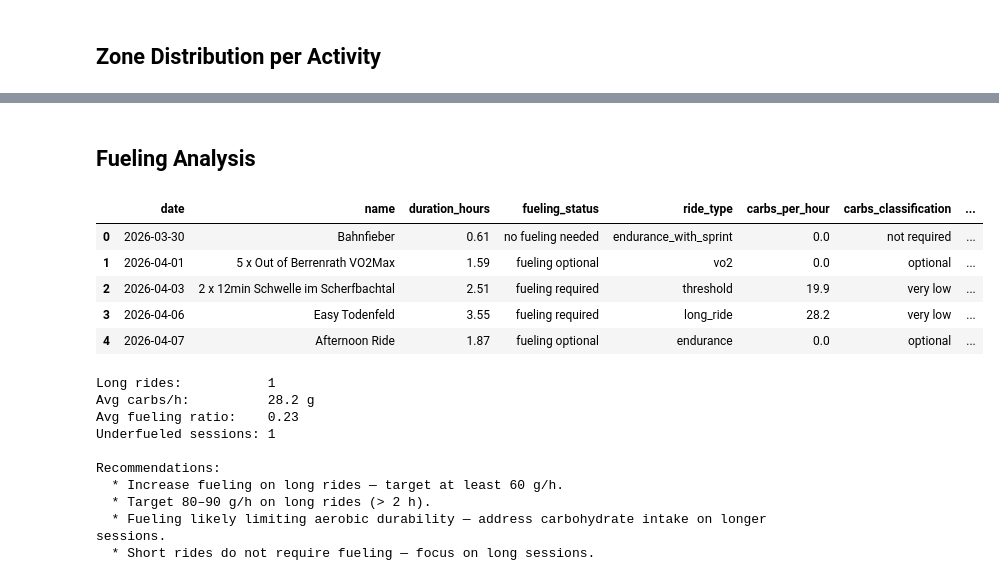
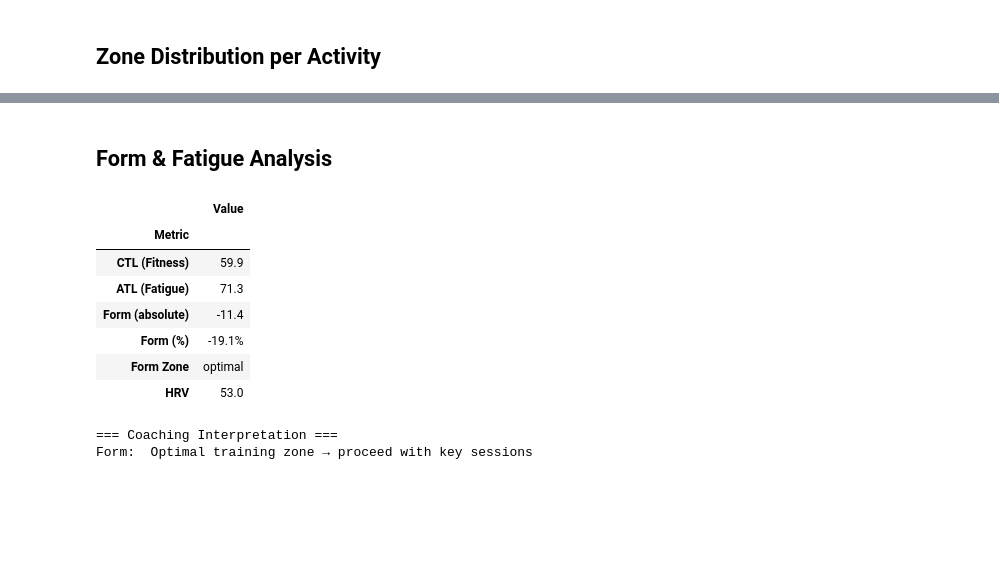
Before and after one commit to rbrands/intervals-icu-sync, a Jupyter notebook: notebooks/week_summary.ipynb, the cells around one changed output, grey strips where cells are left out. Drawn from its saved outputs; the diff is of its cells as text; code cells hidden in the pictures; blank space fills up the shorter version.

Commit message:
feat: Form

```diff
--- a/notebooks/week_summary.ipynb
+++ b/notebooks/week_summary.ipynb
@@ -153,42 +154,49 @@ if n > 0:
 # %% [markdown]
-## Fueling Analysis
+## Form & Fatigue Analysis
 # %%
-fueling = data.get("fueling_analysis", {})
-fa = fueling.get("activities", [])
+ctl = data.get("metrics", {}).get("ctl") or 0
+atl = data.get("metrics", {}).get("atl") or 0
+hrv = data.get("metrics", {}).get("hrv")
+ws = data.get("week_summary", {})
 
-if fa:
-    df_fuel = pd.DataFrame(fa)
-    fuel_cols = [
-        "date", "name", "duration_hours", "fueling_status", "ride_type",
-        "carbs_per_hour", "carbs_classification", "fueling_ratio",
-        "ratio_classification", "is_long_ride", "flags",
-    ]
-    fuel_cols = [c for c in fuel_cols if c in df_fuel.columns]
-    display(df_fuel[fuel_cols])
+form_absolute = ws.get("form_absolute")
+form_pct = ws.get("form_pct")
+form_percent_display = ws.get("form_percent_display")
+form_zone = ws.get("form_zone", "n/a")
 
-    fs = fueling.get("weekly_summary", {})
-    print(f"\nLong rides:           {fs.get('number_of_long_rides')}")
-    print(f"Avg carbs/h:          {fs.get('avg_carbs_per_hour')} g")
-    print(f"Avg fueling ratio:    {fs.get('avg_fueling_ratio')}")
-    print(f"Underfueled sessions: {fs.get('number_of_underfueled_sessions')}")
+form_display = {
+    "CTL (Fitness)": round(ctl, 1),
+    "ATL (Fatigue)": round(atl, 1),
+    "Form (absolute)": form_absolute,
+    "Form (%)": f"{form_percent_display:.1f}%" if form_percent_display is not None else "n/a",
+    "Form Zone": form_zone,
+    "HRV": hrv,
+}
 
-    print("\nRecommendations:")
-    for r in fueling.get("recommendations", []):
-        print(f"  * {r}")
+display(pd.DataFrame(list(form_display.items()), columns=["Metric", "Value"]).set_index("Metric"))
+
+print("\n=== Coaching Interpretation ===")
+if form_pct is not None:
+    if form_pct < -0.30:
+        print("Form:  High fatigue \u2192 reduce intensity and prioritize recovery")
+        if hrv is not None and hrv < 50:
+            print("HRV:   Strong fatigue signal combined with low HRV \u2192 recommend rest day")
+    elif form_pct < -0.10:
+        print("Form:  Optimal training zone \u2192 proceed with key sessions")
+    elif form_pct <= 0:
+        print("Form:  Balanced state \u2192 maintain structure")
+    else:
+        print("Form:  Fresh \u2192 consider increasing load or intensity")
+else:
+    print("Form data not available \u2014 run prepare_week_for_coach.py first.")
 # %% [output]
-|  | date | name | duration_hours | fueling_status | ride_type | carbs_per_hour | carbs_classification | ... |
-| 0 | 2026-03-30 | Bahnfieber | 0.61 | no fueling needed | endurance_with_sprint | 0.0 | not required | ... |
-| 1 | 2026-04-01 | 5 x Out of Berrenrath VO2Max | 1.59 | fueling optional | vo2 | 0.0 | optional | ... |
-| 2 | 2026-04-03 | 2 x 12min Schwelle im Scherfbachtal | 2.51 | fueling required | threshold | 19.9 | very low | ... |
-| 3 | 2026-04-06 | Easy Todenfeld | 3.55 | fueling required | long_ride | 28.2 | very low | ... |
-| 4 | 2026-04-07 | Afternoon Ride | 1.87 | fueling optional | endurance | 0.0 | optional | ... |
+|  | Value |
+| Metric |  |
+| CTL (Fitness) | 59.9 |
+| ATL (Fatigue) | 71.3 |
+| Form (absolute) | -11.4 |
+| Form (%) | -19.1% |
+| Form Zone | optimal |
+| HRV | 53.0 |
-Long rides:           1
-Avg carbs/h:          28.2 g
-Avg fueling ratio:    0.23
-Underfueled sessions: 1
-
-Recommendations:
-  * Increase fueling on long rides — target at least 60 g/h.
-  * Target 80–90 g/h on long rides (> 2 h).
-  * Fueling likely limiting aerobic durability — address carbohydrate intake on longer sessions.
-  * Short rides do not require fueling — focus on long sessions.
+=== Coaching Interpretation ===
+Form:  Optimal training zone → proceed with key sessions
```
Also changed, not shown: parts of 6 cells of this notebook, 2 other files.
